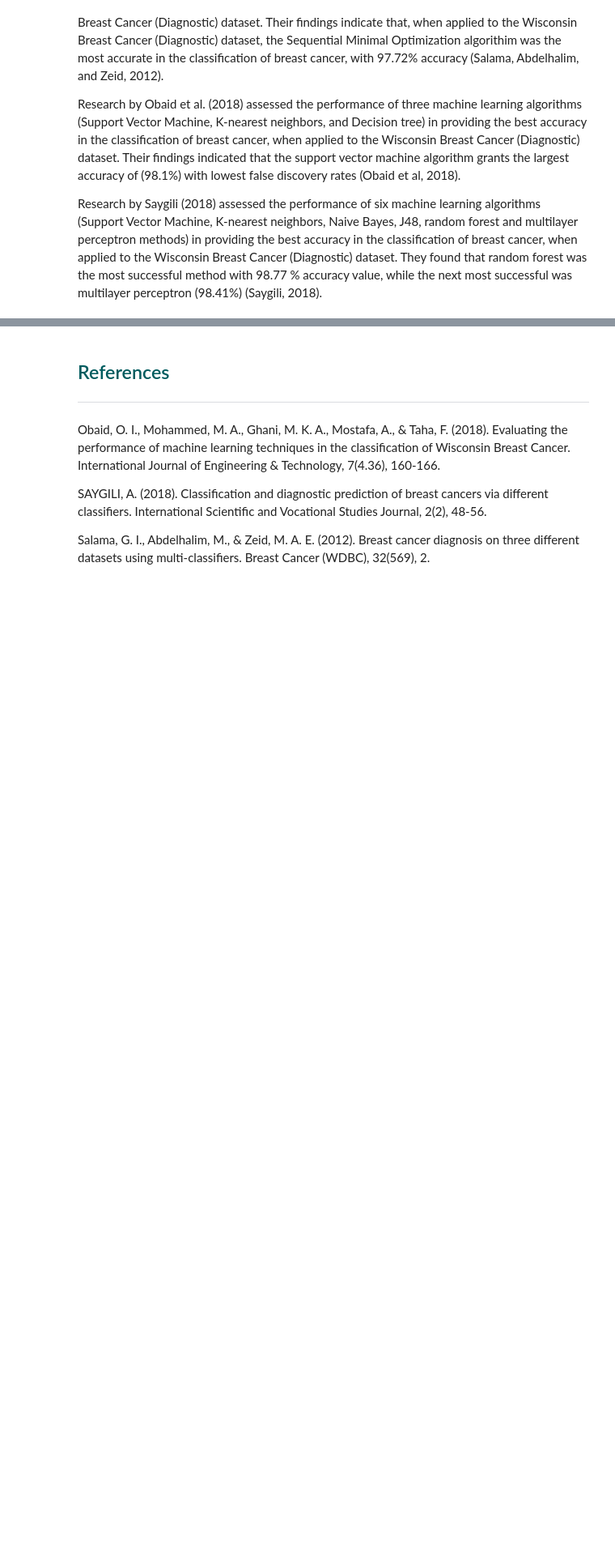
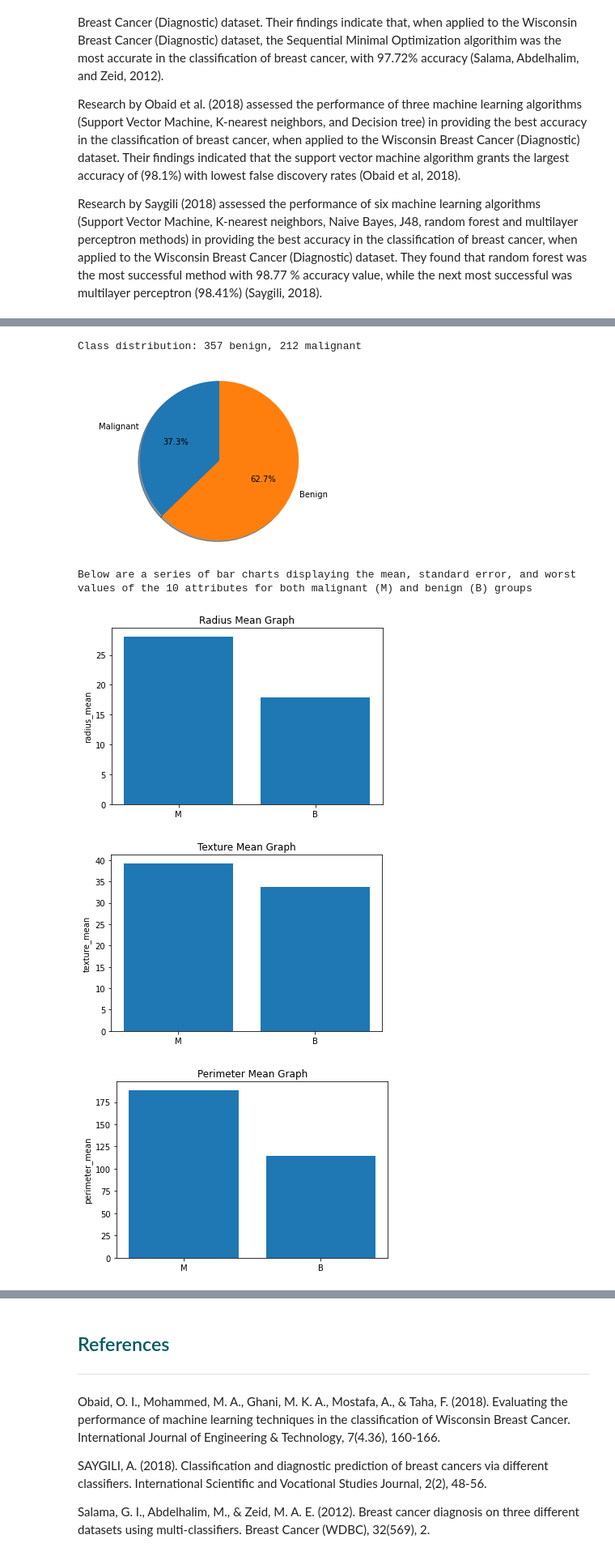
Before and after one commit to micheal-mcenery/Project2-PFDA-, a Jupyter notebook: Project 2.ipynb, the cells around one changed output, grey strips where cells are left out. Shown: that part at 81% size. Drawn from its saved outputs; the diff is of its cells as text; code cells hidden in the pictures; blank space fills up the shorter version.

```diff
--- a/Project 2.ipynb
+++ b/Project 2.ipynb
@@ -29,0 +33,35 @@ Research by Saygili (2018) assessed the performance of six machine learning algo
+# %%
+import pandas as pd
+import matplotlib.pyplot as plt
+
+attributes = ["id", "diagnosis", "radius_mean", "texture_mean", "perimeter_mean", "area_mean ", "smoothness_mean", "compactness_mean", "concavity_mean", "concave_points_mean", "symmetry_mean", "fractal_dimension_mean", "radius_se", "texture_se", "perimeter_se", "area_se", "smoothness_se", "compactness_se", "concavity_se", "concave_points_se", "symmetry_se", "fractal_dimension_se", "radius_worst", "texture_worst", "perimeter_worst", "area_worst", "smoothness_worst", "compactness_worst", "concavity_worst", "concave_points_worst", "symmetry_worst", "fractal_dimension_worst"]
+data = pd.read_csv("Data/breast-cancer-wisconsin.data", header=None, names=attributes)
+
+pie_labels = ["Malignant", "Benign"]
+print("Class distribution: 357 benign, 212 malignant") # (from dataset description)
+sizes = [212, 357]
+
+# https://matplotlib.org/stable/gallery/pie_and_polar_charts/pie_features.html
+fig1, ax1 = plt.subplots()
+ax1.pie(sizes, labels=pie_labels, autopct='%1.1f%%',
+        shadow=True, startangle=90)
+ax1.axis('equal')
+plt.show()
+
+print("Below are a series of bar charts displaying the mean, standard error, and worst values of the 10 attributes for both malignant (M) and benign (B) groups")
+
+for i in attributes:
+    if i == "id" or i == "diagnosis":
+        continue
+    plt.bar(data["diagnosis"], data[i])
+
+    plt.title(f"{i.replace('_', ' ').title()} Graph")
+    plt.ylabel(i)
+    plt.show()
+# %% [output]
+Class distribution: 357 benign, 212 malignant
+[figure, added]
+Below are a series of bar charts displaying the mean, standard error, and worst values of the 10 attributes for both malignant (M) and benign (B) groups
+[figure, added]
+[figure, added]
+[figure, added]
```
Also changed, not shown: parts of 2 cells of this notebook, 1 other file.
